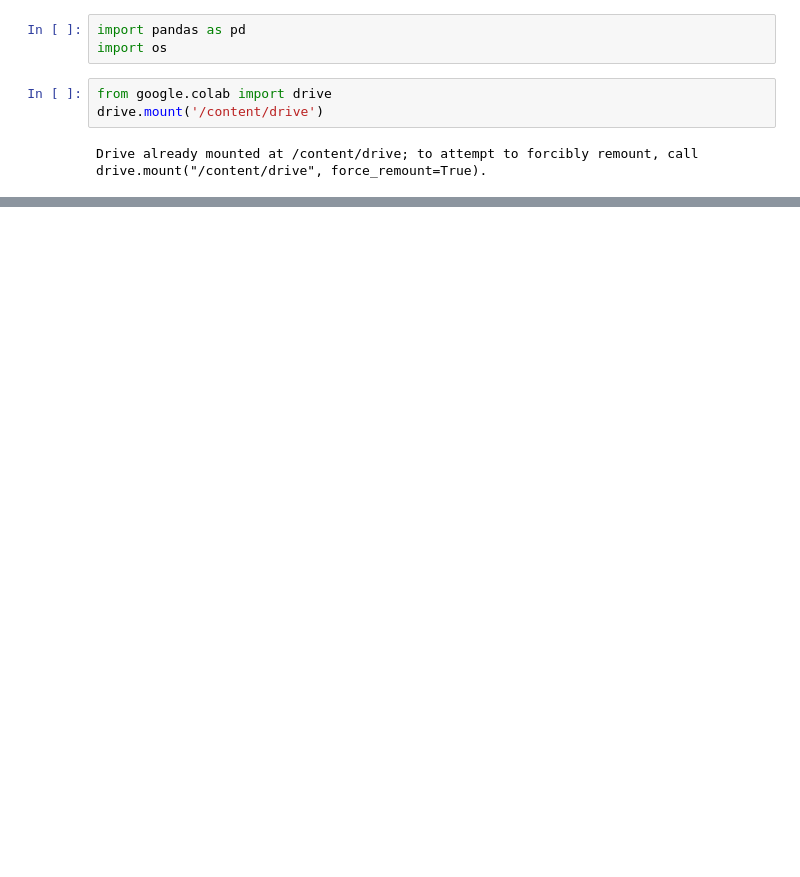
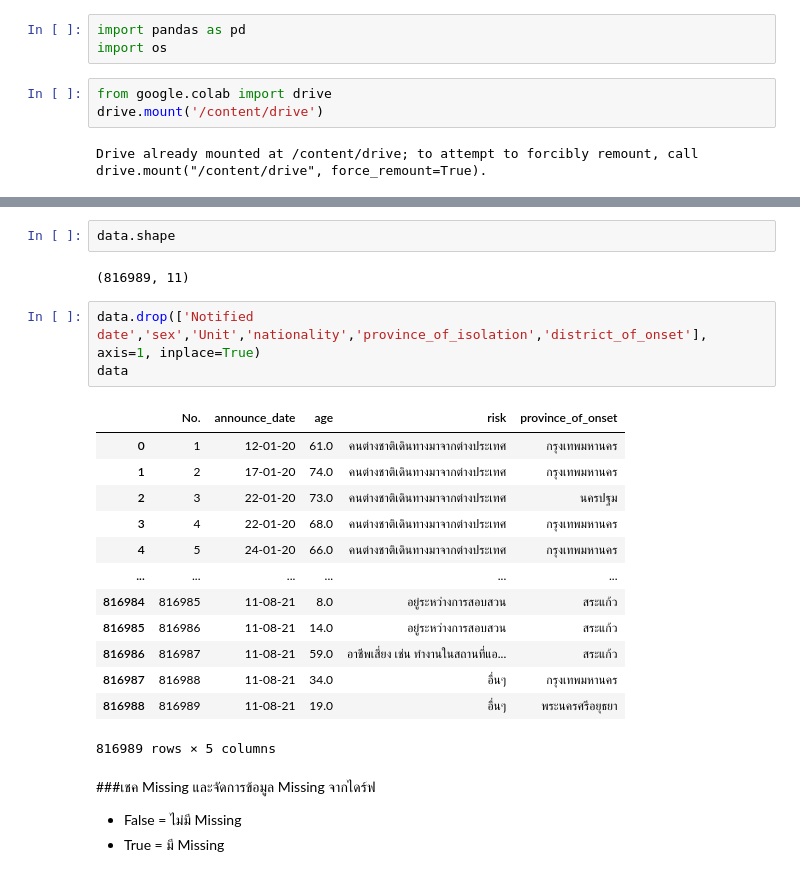
Before and after one commit to sskboonmee/data_viz_2022, a Jupyter notebook: BasicPython&DataViz_midterm2022.ipynb, the cells around one changed output, grey strips where cells are left out. Saved outputs shown, nothing was run; the diff lists cells and outputs as text; blank space fills up the shorter version.

```diff
--- a/BasicPython&DataViz_midterm2022.ipynb
+++ b/BasicPython&DataViz_midterm2022.ipynb
@@ -42,0 +66,27 @@ FileNotFoundError: ignored
+# %%
+data.shape
+# %% [output]
+(816989, 11)
+# %%
+data.drop(['Notified date','sex','Unit','nationality','province_of_isolation','district_of_onset'], axis=1, inplace=True)
+data
+# %% [output]
+|  | No. | announce_date | age | risk | province_of_onset |
+| 0 | 1 | 12-01-20 | 61.0 | คนต่างชาติเดินทางมาจากต่างประเทศ | กรุงเทพมหานคร |
+| 1 | 2 | 17-01-20 | 74.0 | คนต่างชาติเดินทางมาจากต่างประเทศ | กรุงเทพมหานคร |
+| 2 | 3 | 22-01-20 | 73.0 | คนต่างชาติเดินทางมาจากต่างประเทศ | นครปฐม |
+| 3 | 4 | 22-01-20 | 68.0 | คนต่างชาติเดินทางมาจากต่างประเทศ | กรุงเทพมหานคร |
+| 4 | 5 | 24-01-20 | 66.0 | คนต่างชาติเดินทางมาจากต่างประเทศ | กรุงเทพมหานคร |
+| ... | ... | ... | ... | ... | ... |
+| 816984 | 816985 | 11-08-21 | 8.0 | อยู่ระหว่างการสอบสวน | สระแก้ว |
+| 816985 | 816986 | 11-08-21 | 14.0 | อยู่ระหว่างการสอบสวน | สระแก้ว |
+| 816986 | 816987 | 11-08-21 | 59.0 | อาชีพเสี่ยง เช่น ทำงานในสถานที่แอ... | สระแก้ว |
+| 816987 | 816988 | 11-08-21 | 34.0 | อื่นๆ | กรุงเทพมหานคร |
+| 816988 | 816989 | 11-08-21 | 19.0 | อื่นๆ | พระนครศรีอยุธยา |
+816989 rows × 5 columns
+# %% [markdown]
+###เชค Missing และจัดการข้อมูล Missing จากไดร์ฟ
+
+
+*   False = ไม่มี Missing
+*   True = มี Missing
```
Also changed, not shown: parts of 17 cells of this notebook.
